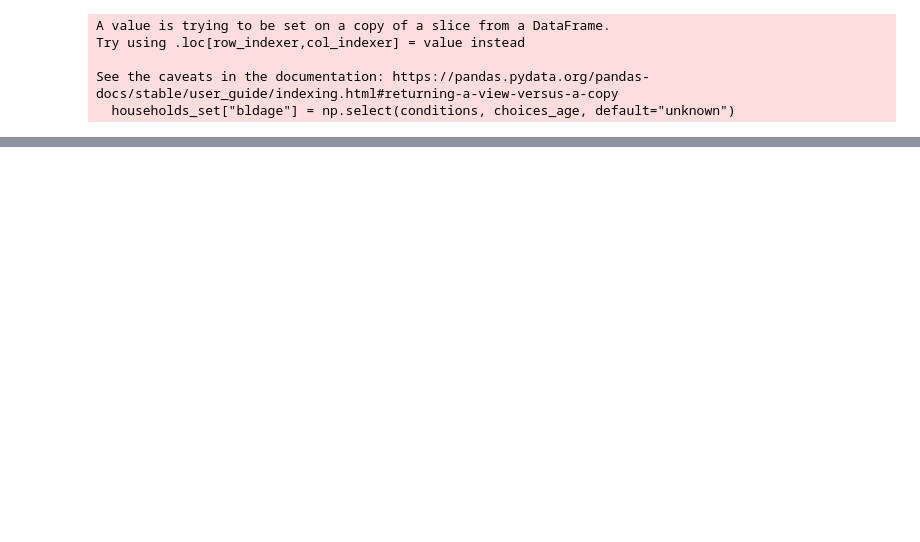
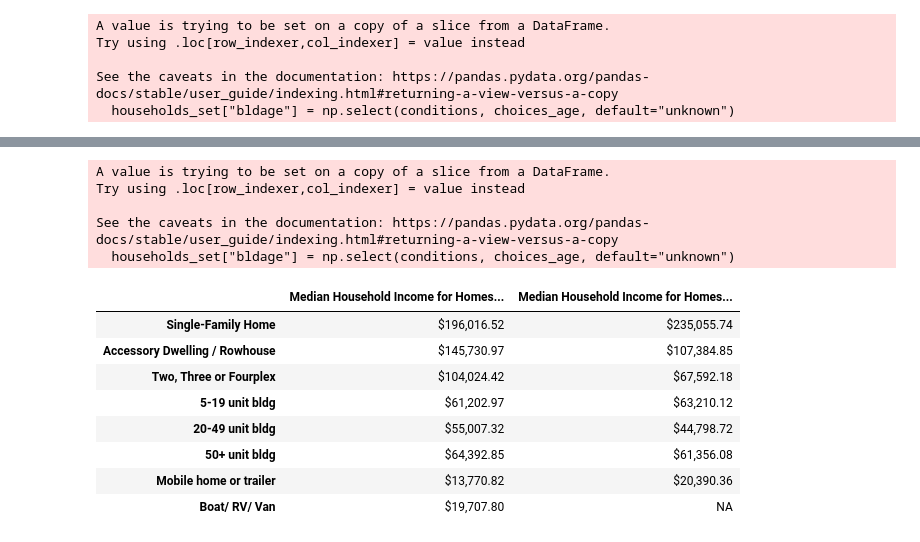
Before and after one commit to DarrellOwensRCD/ACS_MicroData_Query, a Jupyter notebook: income_by_building_age_size.ipynb, the cells around one changed output, grey strips where cells are left out. Saved outputs shown, nothing was run; the diff lists cells and outputs as text; code cells hidden in the pictures; blank space fills up the shorter version.

```diff
--- a/income_by_building_age_size.ipynb
+++ b/income_by_building_age_size.ipynb
@@ -241,0 +375,59 @@ results_nrow.head(len(results_nrow))
+# %%
+# Same thing with building ages; classify them with corresponding values
+conditions = [
+    households_set['YRBLT'] < 1995,
+    households_set['YRBLT'] >= 1995,
+]
+choices_age = [
+    "Median Household Income for\nHomes Built Before 1995",
+    "Median Household Income for\nHomes Built On or After 1995"
+]
+households_set["bldage"] = np.select(conditions, choices_age, default="unknown")
+
+# Results will contain the final product: Median Household Income by Density and Home Age
+results = pd.DataFrame(index=choices_type, columns=choices_age)
+# This will show the numbered of (weighted) samples of the above figure
+results_nrow = pd.DataFrame(index=choices_type, columns=choices_age)
+
+for unit in choices_type:
+    for age in choices_age:
+        # Filter out units by age and density level, but only use household incomes that are known
+        iter_set = households_set[
+            (households_set['bldtype'] == unit) &
+            (households_set['bldage'] == age) &
+            (~households_set['Adjusted_Income'].isna() &
+            households_set['Adjusted_Income']> 0)
+        ]
+        # Sum the housing unit weights for this type of household (the weights estimate the represenative proportion of the sample)
+        # If weight is under 1, data is missing likely for this cohort for privacy reasons or low sampling. Disregard this response
+        if iter_set["WGTP"].sum(skipna=True) < 1:
+            results.loc[unit, age] = -1
+        # Else, calculate the Household's Income using a represenative weight of the sample response
+        else:
+            results.loc[unit, age]  = wquantiles.median(iter_set["Adjusted_Income"], iter_set["WGTP"])
+        # Sum the weights to see how represenative each housing type/age is
+        results_nrow.loc[unit, age] = iter_set["WGTP"].sum(skipna=True)
+# %% [output]
+A value is trying to be set on a copy of a slice from a DataFrame.
+Try using .loc[row_indexer,col_indexer] = value instead
+
+See the caveats in the documentation: https://pandas.pydata.org/pandas-docs/stable/user_guide/indexing.html#returning-a-view-versus-a-copy
+  households_set["bldage"] = np.select(conditions, choices_age, default="unknown")
+# %%
+# The Results (excludes households reporting $0 income)
+# Format the float columns as dollars
+results_styled = results.style.format({
+    'Median Household Income for\nHomes Built Before 1995':  lambda x: '${:,.2f}'.format(x) if x != -1 else 'NA',
+    'Median Household Income for\nHomes Built On or After 1995':  lambda x: '${:,.2f}'.format(x) if x != -1 else 'NA'
+})
+results_styled
+# %% [output]
+|  | Median Household Income for Homes... | Median Household Income for Homes... |
+| Single-Family Home | $196,016.52 | $235,055.74 |
+| Accessory Dwelling / Rowhouse | $145,730.97 | $107,384.85 |
+| Two, Three or Fourplex | $104,024.42 | $67,592.18 |
+| 5-19 unit bldg | $61,202.97 | $63,210.12 |
+| 20-49 unit bldg | $55,007.32 | $44,798.72 |
+| 50+ unit bldg | $64,392.85 | $61,356.08 |
+| Mobile home or trailer | $13,770.82 | $20,390.36 |
+| Boat/ RV/ Van | $19,707.80 | NA |
```
Also changed, not shown: parts of 28 cells of this notebook.
